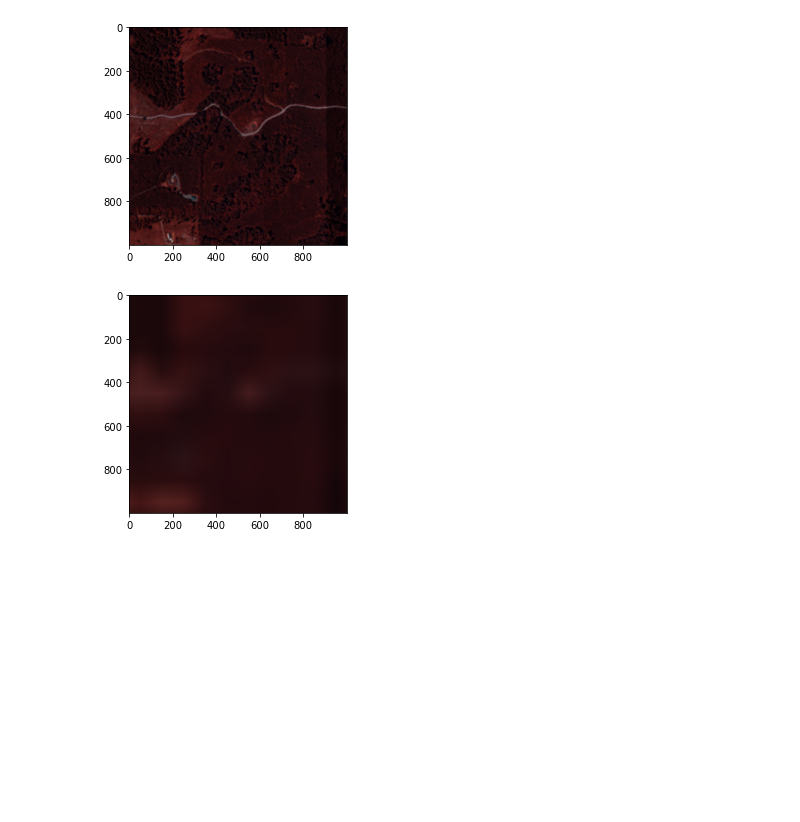
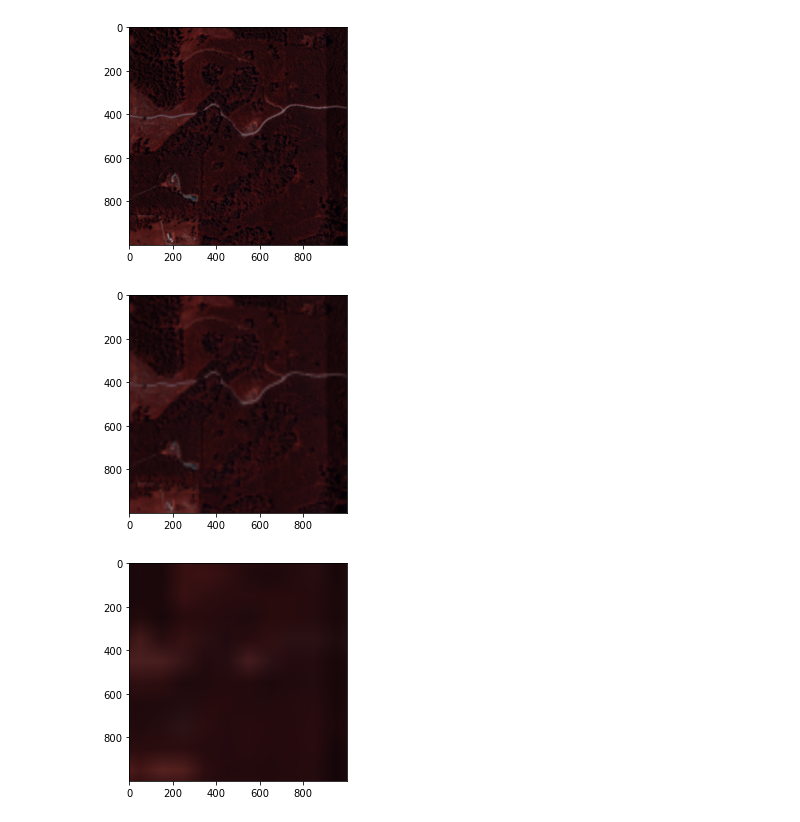
Before and after one commit to cjstewart/hyperspectral-project, a Jupyter notebook: notebooks/hyperspectral_EDA.ipynb, the cells around one changed output. Drawn from its saved outputs; the diff is of its cells as text; code cells hidden in the pictures; blank space fills up the shorter version.

Commit message:
Adds data processing pipeline, code cleanup prep for colab upload

```diff
--- a/notebooks/hyperspectral_EDA.ipynb
+++ b/notebooks/hyperspectral_EDA.ipynb
@@ -234,13 +227,14 @@ def h5data2array(data_file_path, clamp_values=True):
     # Extract no data value & scale factor
     metadata_dict['data ignore value'] = float(refl_data.attrs['Data_Ignore_Value'])
     metadata_dict['reflectance scale factor'] = float(refl_data.attrs['Scale_Factor'])
+    metadata_dict['Spatial_Resolution_X_Y'] = refl_data.attrs['Spatial_Resolution_X_Y']
 
     # Apply no data value
     refl_array = np.array(refl_data)
     arr_size = refl_data.shape
     if np.isin(refl_array, metadata_dict['data ignore value']).any():
         print('% No Data: ',np.round(np.count_nonzero(refl_array == metadata_dict['data ignore value'])*100/(arr_size[0]*arr_size[1]*arr_size[2]),1)) # calculates % of missing data values
-        refl_array[np.where(refl_array == metadata_dict['data ignore value'])] = np.nan # replace no data values with NaNs
+        refl_array[np.where(refl_array == metadata_dict['data ignore value'])] = 0.0 # use float instead #np.nan # replace no data values with NaNs
 
     # Apply scale factor
     refl_array = refl_array/metadata_dict['reflectance scale factor']
@@ -454,7 +459,7 @@ refl_array, wavelength_array, FWHM_array, metadata_dict = h5data2array(data_file
 
 Quick function to pull out a few of the visible light bands and visualize the image
 # %%
-def toRGB(refl_array, filename_output):
+def toRGB(refl_array, filename_output, mode=1):
     """
     This is a rough way to convert visualize parts of a hyperspectrum and show them in RGB colour images
     This tool was helpful: https://academo.org/demos/wavelength-to-colour-relationship/
@@ -464,11 +469,25 @@ def toRGB(refl_array, filename_output):
     green ~= 495–570 nm -> pick 510 nm -> rgb(0,255,0) : wavelength_array[26] = 511.8519
     blue ~= 450-495 nm -> pick 440 nm - > rgb(0,0,255) : wavelength_array[12] = 441.7151
 
+    mode 2: new bands
+    # 0.505, 0.526, 0.544, 0.565, 0.586, 0.606, 0.626, 0.646,  0.665, 0.682, 0.699, 0.715, 0.730, 0.745, 0.762, 0.779, 0.787, 0.804
+    red ~= 625–740 nm -> pick 700 nm -> rgb(255,0,0) : wavelength_array[10] = 699
+    green ~= 495–570 nm -> pick 510 nm -> rgb(0,255,0) : wavelength_array[0] = 505, pick 544 wavelength_array[4] instead
+    blue ~= 450-495 nm -> pick 440 nm - > rgb(0,0,255) : wavelength_array[0] = 505 pick  wavelength_array[1]
     """
+    if (mode == 1):
+        # this mode is for original 426 spectrum array
+        red = refl_array[:,:,64] + refl_array[:,:,64-1] + refl_array[:,:,64+1]
+        green = refl_array[:,:,26] + refl_array[:,:,26-1] + refl_array[:,:,26+1]
+        blue = refl_array[:,:,12] + refl_array[:,:,12-1] + refl_array[:,:,12+1]
 
-    red = refl_array[:,:,64] + refl_array[:,:,64-1] + refl_array[:,:,64+1]
-    green = refl_array[:,:,26] + refl_array[:,:,26-1] + refl_array[:,:,26+1]
-    blue = refl_array[:,:,12] + refl_array[:,:,12-1] + refl_array[:,:,12+1]
+    else:
+        # this mode is for downsampled 18 spectrum array
+        red = refl_array[:,:,10] + refl_array[:,:,10-1] + refl_array[:,:,10+1]
+        green = refl_array[:,:,4] + refl_array[:,:,4-1] + refl_array[:,:,4+1]
+        blue = refl_array[:,:,1] + refl_array[:,:,1-1] + refl_array[:,:,1+1]
+
+
 
     # clamping function for values outside the acceptable range
     def clamp(array, low, high):
@@ -539,4 +561,11 @@ toRGB(downSample_spatial_array(refl_array, 1, 4), 'ds_img_4m.png')
 # %% [output]
 [figure]
+# %%
+# 10 m GSD
+# downsample to a 10 m GSD
+output_data_path = Path(os.getcwd()).parents[0] / 'data' / 'interim' / 'img' / 'ds_img_10m.png' # output path to save processed image
+toRGB(downSample_spatial_array(refl_array, 1, 10), output_data_path)
+# %% [output]
+[figure, added]
 # %%
 # downsample to a 100 m GSD
```
Also changed, not shown: parts of 40 cells of this notebook.
